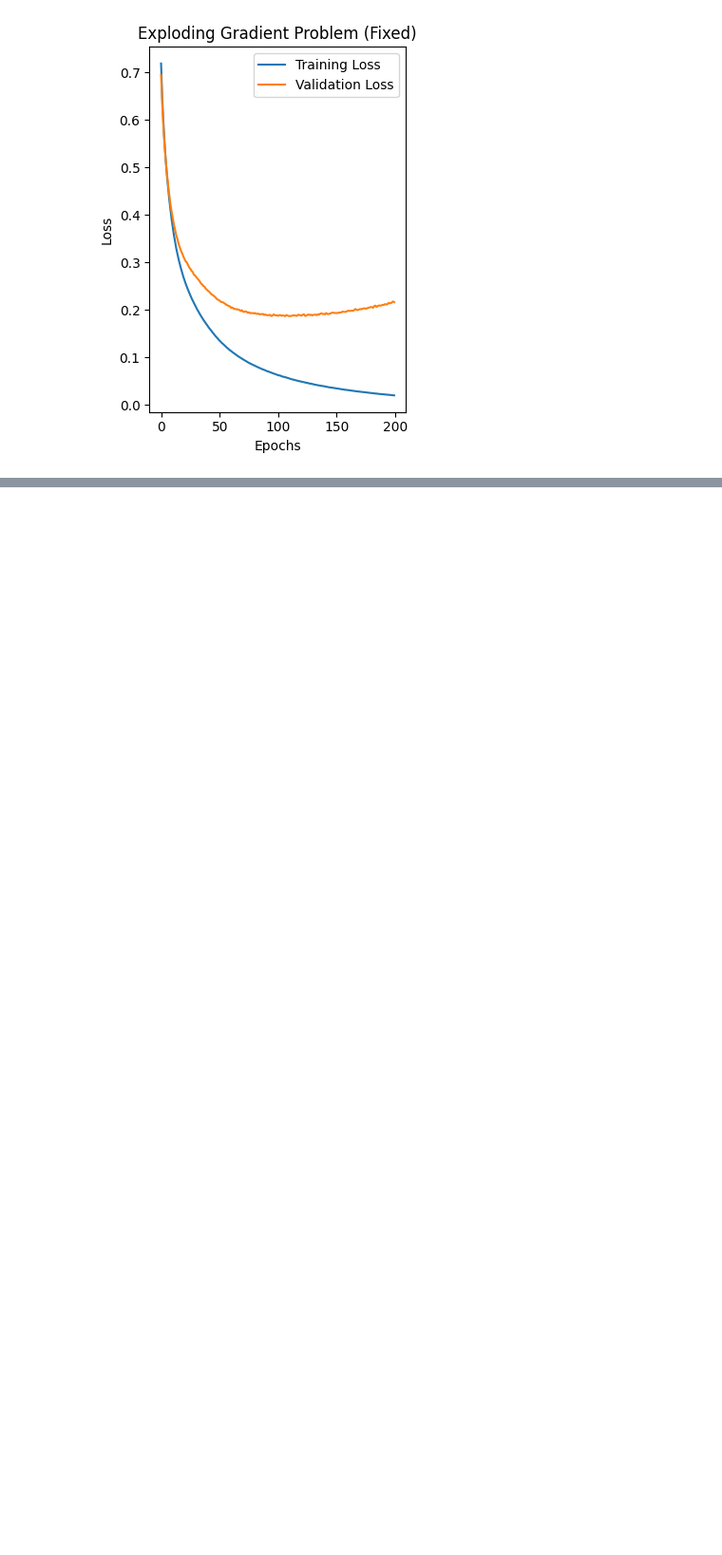
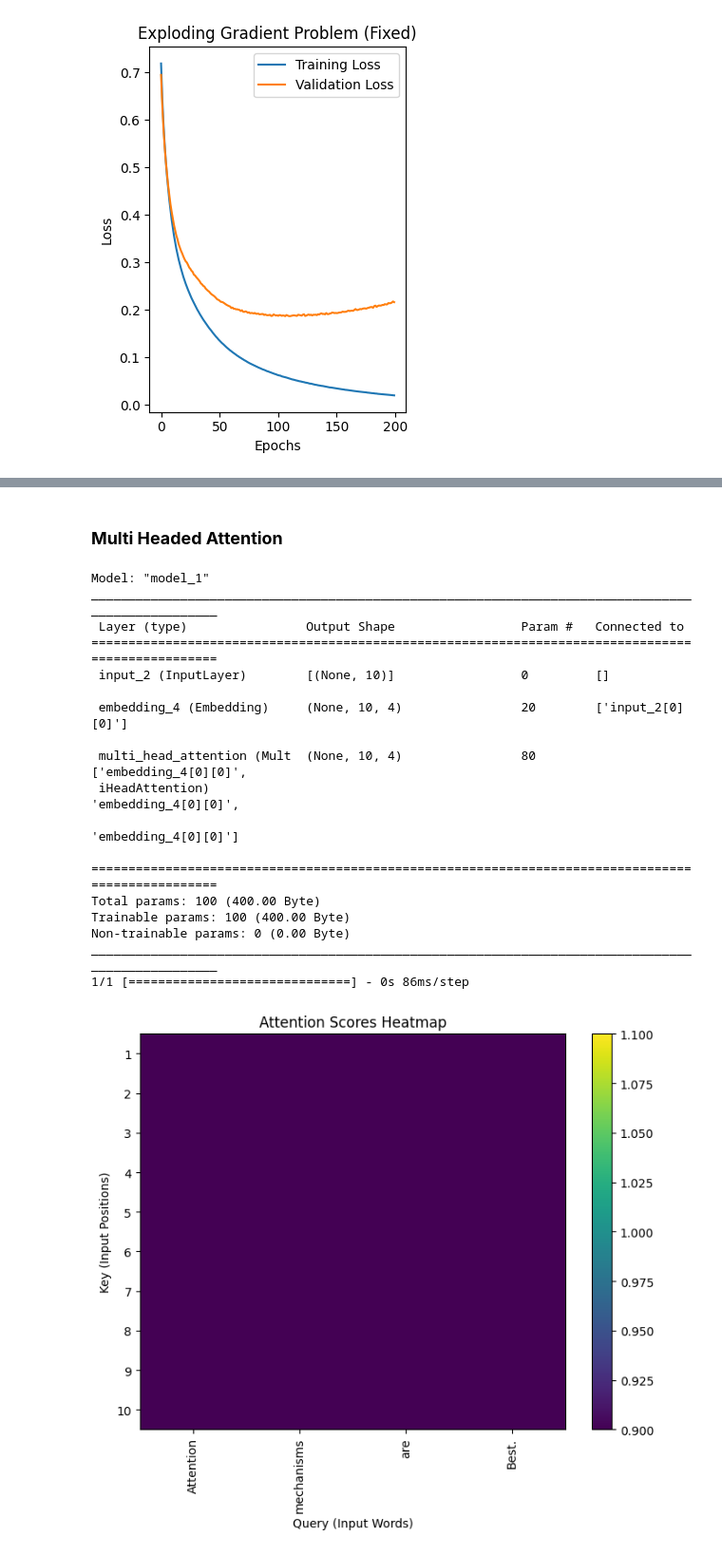
Before and after one commit to simranjeet97/75DayHard_GenAI_LLM_Challenge, a Jupyter notebook: 75Hard_Generative_AI_Learning_Challenge.ipynb, the cells around one changed output, grey strips where cells are left out. Shown: that part at 95% size. Drawn from its saved outputs; the diff is of its cells as text; code cells hidden in the pictures; blank space fills up the shorter version.

```diff
--- a/75Hard_Generative_AI_Learning_Challenge.ipynb
+++ b/75Hard_Generative_AI_Learning_Challenge.ipynb
@@ -1087,0 +1404,75 @@ plt.show()
+# %% [markdown]
+### **Multi Headed Attention**
+# %%
+import numpy as np
+import tensorflow as tf
+from tensorflow.keras.layers import Input, Embedding, MultiHeadAttention
+import matplotlib.pyplot as plt
+
+# Example sentence
+sentence = "Attention mechanisms are Best."
+
+# Tokenize the sentence (for simplicity, using space as a delimiter)
+tokens = sentence.split()
+
+# Create a vocabulary mapping
+vocab = {word: idx + 1 for idx, word in enumerate(tokens)}
+
+# Convert the sentence to a sequence of indices
+sequence = [vocab[word] for word in tokens]
+
+# Pad the sequence to a fixed length
+max_length = 10
+padded_sequence = tf.keras.preprocessing.sequence.pad_sequences([sequence], maxlen=max_length, padding='post')
+
+# Create a MultiHeadAttention layer
+num_heads = 2
+embedding_size = 4
+multi_head_attention = MultiHeadAttention(num_heads=num_heads, key_dim=embedding_size // num_heads)
+
+# Build a simple model
+inputs = Input(shape=(max_length,))
+embedding = Embedding(input_dim=len(vocab) + 1, output_dim=embedding_size)(inputs)
+attention_output = multi_head_attention(embedding, embedding, embedding)
+model = tf.keras.Model(inputs=inputs, outputs=attention_output)
+
+# Display the model summary
+model.summary()
+
+# Visualize the attention scores
+attention_weights = model.predict(padded_sequence)
+attention_weights = attention_weights.squeeze(axis=0)  # Remove batch dimension
+
+# Plot the attention scores
+plt.figure(figsize=(8, 6))
+plt.imshow(attention_weights, vmin=1, vmax=1, aspect='auto')
+
+## Set ticks and labels for both axes
+plt.xticks(np.arange(len(tokens)), tokens, rotation='vertical')  # Use word labels for x-axis
+plt.yticks(np.arange(max_length), range(1, max_length + 1))  # Use numeric labels for y-axis
+
+plt.xlabel("Query (Input Words)")
+plt.ylabel("Key (Input Positions)")
+plt.title("Attention Scores Heatmap")
+plt.colorbar()
+plt.show()
+# %% [output]
+Model: "model_1"
+__________________________________________________________________________________________________
+ Layer (type)                Output Shape                 Param #   Connected to
+==================================================================================================
+ input_2 (InputLayer)        [(None, 10)]                 0         []
+
+ embedding_4 (Embedding)     (None, 10, 4)                20        ['input_2[0][0]']
+
+ multi_head_attention (Mult  (None, 10, 4)                80        ['embedding_4[0][0]',
+ iHeadAttention)                                                     'embedding_4[0][0]',
+                                                                     'embedding_4[0][0]']
+
+==================================================================================================
+Total params: 100 (400.00 Byte)
+Trainable params: 100 (400.00 Byte)
+Non-trainable params: 0 (0.00 Byte)
+__________________________________________________________________________________________________
+1/1 [==============================] - 0s 86ms/step
+[figure, added]
```
Also changed, not shown: parts of 31 cells of this notebook.
